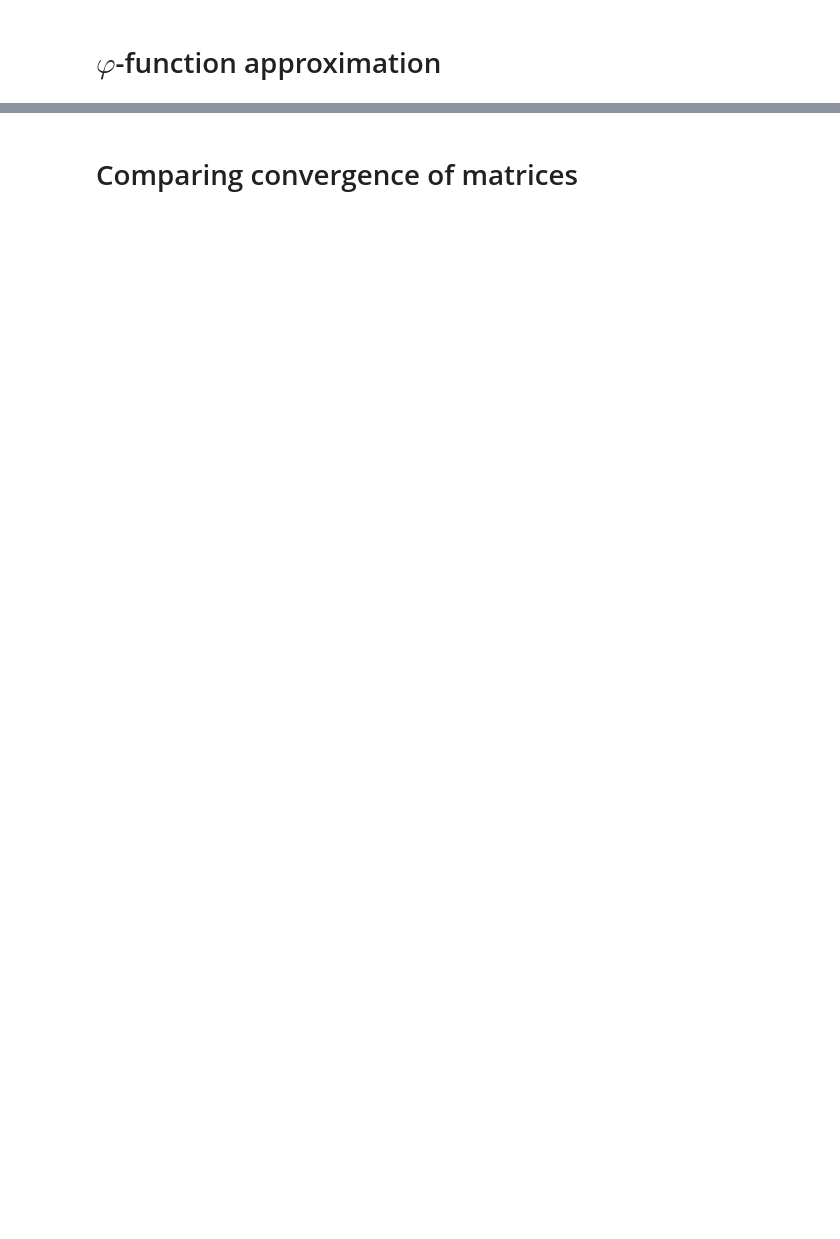
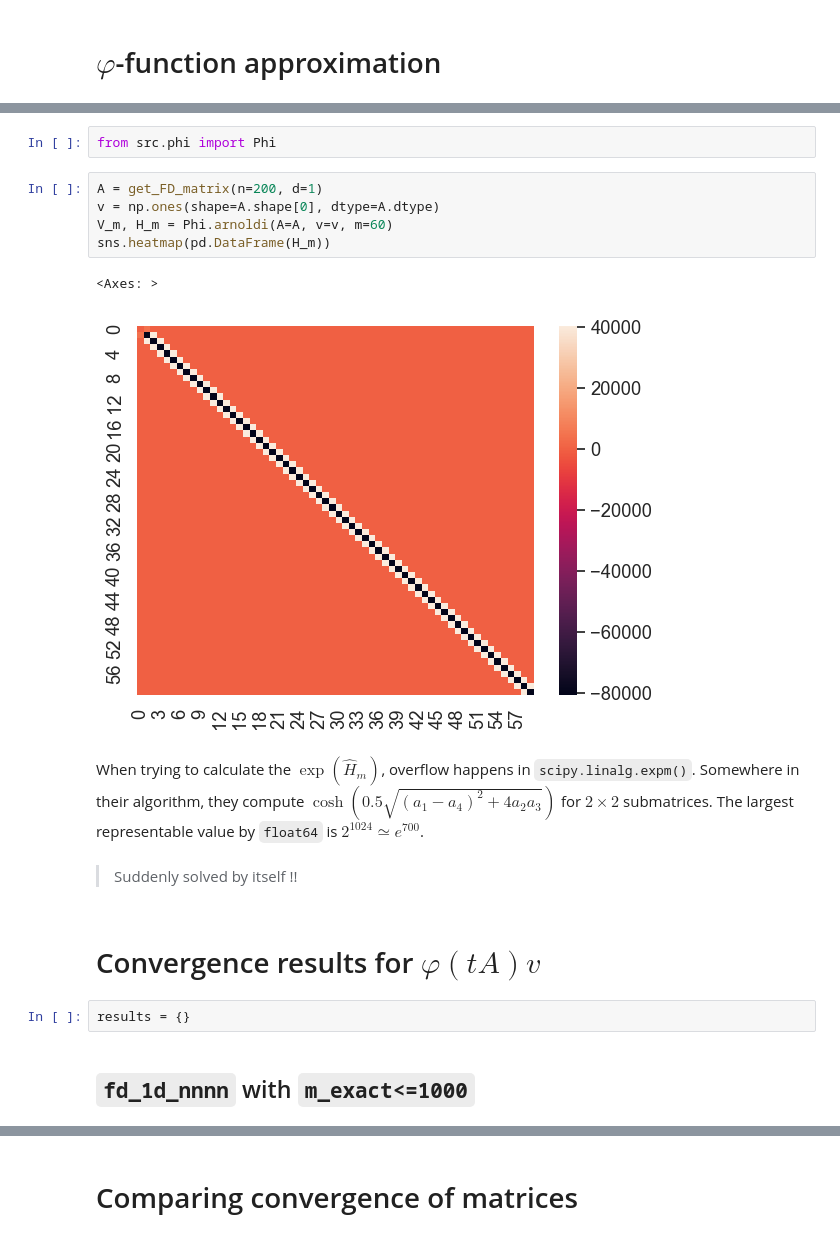
Before and after one commit to sprmsv/KAMF, a Jupyter notebook: experiments.ipynb, the cells around one changed output, grey strips where cells are left out. Saved outputs shown, nothing was run; the diff lists cells and outputs as text; blank space fills up the shorter version.

```diff
--- a/experiments.ipynb
+++ b/experiments.ipynb
@@ -30 +73,21 @@ fd_3d = get_FD_matrix(n=16, d=3)
+# %%
+from src.phi import Phi
+# %%
+A = get_FD_matrix(n=200, d=1)
+v = np.ones(shape=A.shape[0], dtype=A.dtype)
+V_m, H_m = Phi.arnoldi(A=A, v=v, m=60)
+sns.heatmap(pd.DataFrame(H_m))
+# %% [output]
+<Axes: >
+[figure, added]
+# %% [markdown]
+When trying to calculate the $\exp(\hat{H}_m)$, overflow happens in `scipy.linalg.expm()`. Somewhere in their algorithm, they compute $\cosh(0.5 \sqrt{(a_1-a_4)^2 + 4 a_2 a_3})$ for $2 \times 2$ submatrices. The largest representable value by `float64` is $2^{1024} \simeq e^{700}$.
+# %% [markdown]
+> Suddenly solved by itself !!
+# %% [markdown]
+# Convergence results for $\varphi(tA)v$
+# %%
+results = {}
+# %% [markdown]
+## `fd_1d_nnnn` with `m_exact<=1000`
 # %%
```
Also changed, not shown: parts of 36 cells of this notebook, 34 other files.
